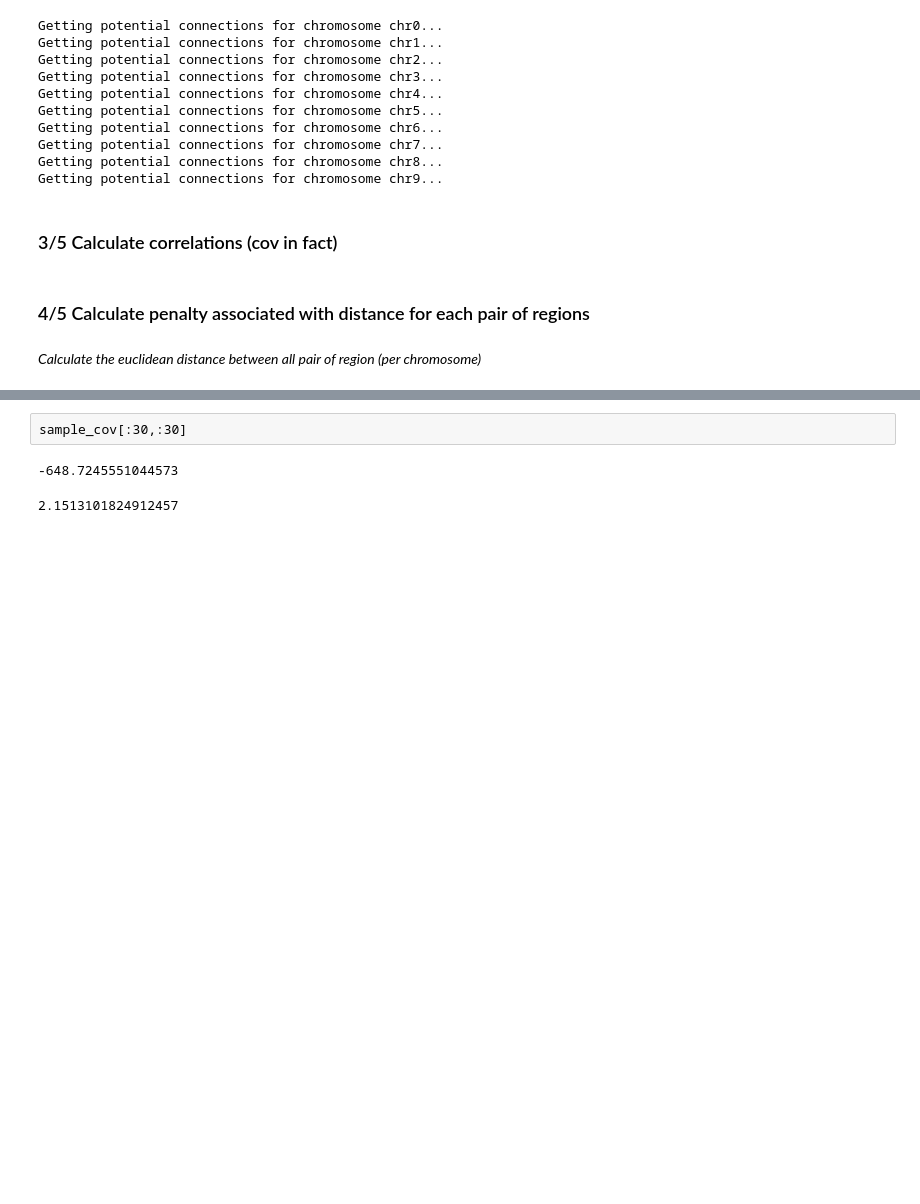
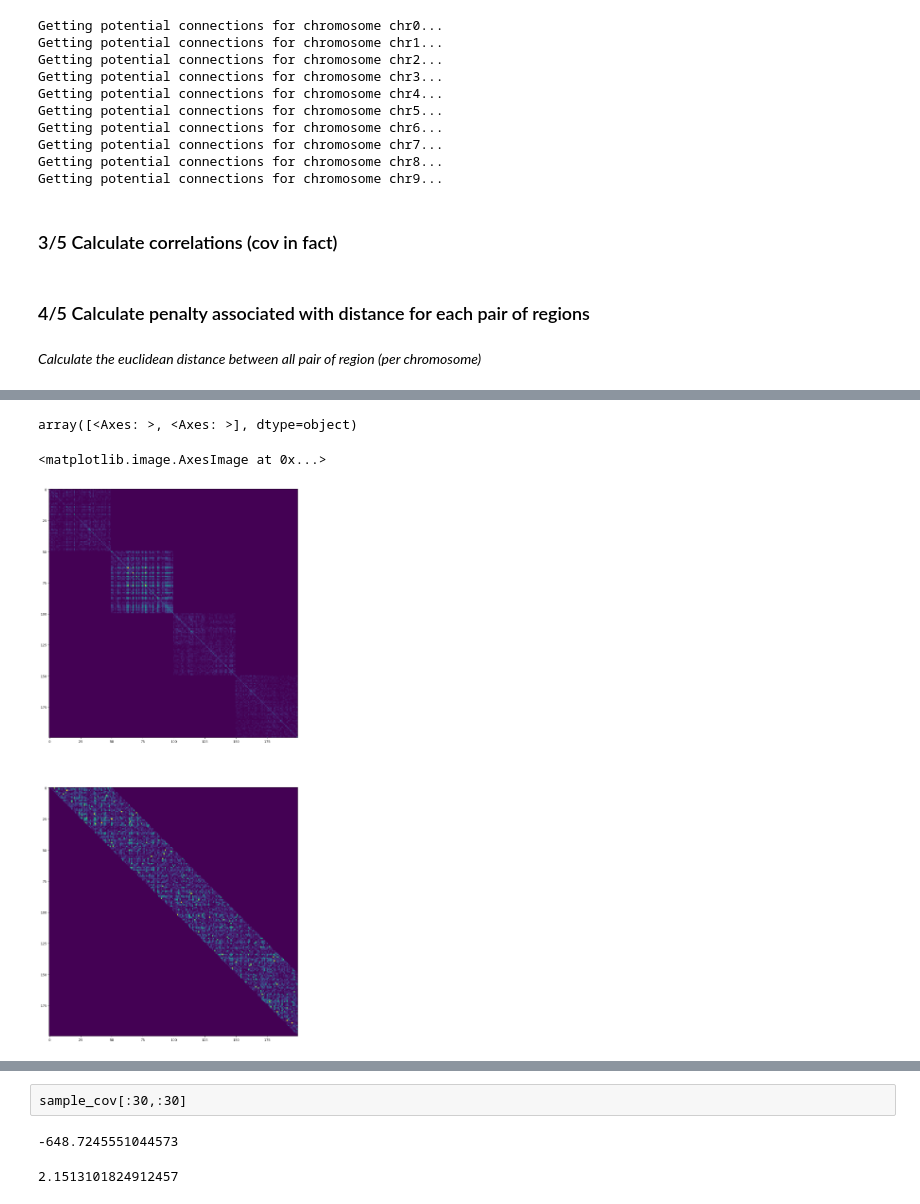
Before and after one commit to r-trimbour/ATACNet, a Jupyter notebook: quic_graphlasso/quic_graphlasso/test_our_version.ipynb, the cells around one changed output, grey strips where cells are left out. Drawn from its saved outputs; the diff is of its cells as text; code cells hidden in the pictures; blank space fills up the shorter version.

Commit message:
Adding sliding_graphical_lasso and correcting distance calculation

```diff
--- a/quic_graphlasso/quic_graphlasso/test_our_version.ipynb
+++ b/quic_graphlasso/quic_graphlasso/test_our_version.ipynb
@@ -471,0 +773,9 @@ extract_sliding_submatrix
+# %%
+sample_X_cov = corrcoef_connections(X_atac, potential_connections_X_atac, as_sparse=True)
+# %%
+global_distance = global_sparse(X_atac, potential_connections_X_atac)
+for i in tqdm.tqdm(range(len(global_distance.row))):
+    global_distance.data[i] = X_atac.var.iloc[global_distance.col[i],:]['start']- X_atac.var.iloc[global_distance.row[i],:]['end']
+# %%
+alpha = 1
+global_distance.data = alpha * (1 - (global_distance.data/800)**-0.75)#/1000)**-0.75)
@@ -471,0 +790,5 @@ extract_sliding_submatrix
+# %%
+final_score = sliding_graphical_lasso(X_atac,
+                        scores=sample_X_cov,
+                        penalties=global_distance,
+                        window_size=50000)
@@ -471,0 +997,11 @@ extract_sliding_submatrix
+# %%
+ax
+# %% [output]
+array([<Axes: >, <Axes: >], dtype=object)
+# %%
+fig, ax = plt.subplots(2, figsize=(30,30))
+ax[0].imshow(np.abs(final_score.toarray()[:200, :200]))
+ax[1].imshow(np.abs(sample_X_cov.toarray()[:200, :200]))
+# %% [output]
+<matplotlib.image.AxesImage at 0x...>
+[figure, added]
```
Also changed, not shown: parts of 37 cells of this notebook.
